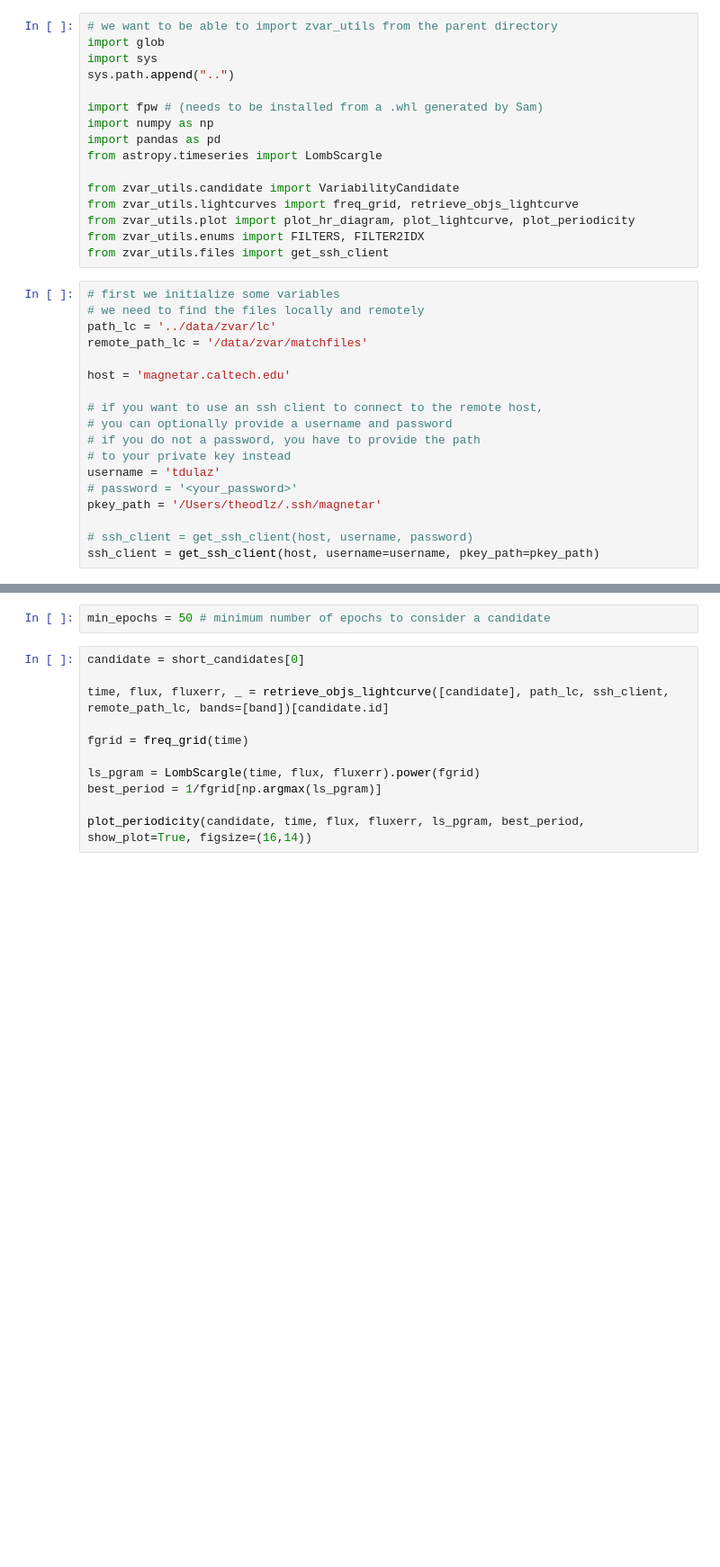
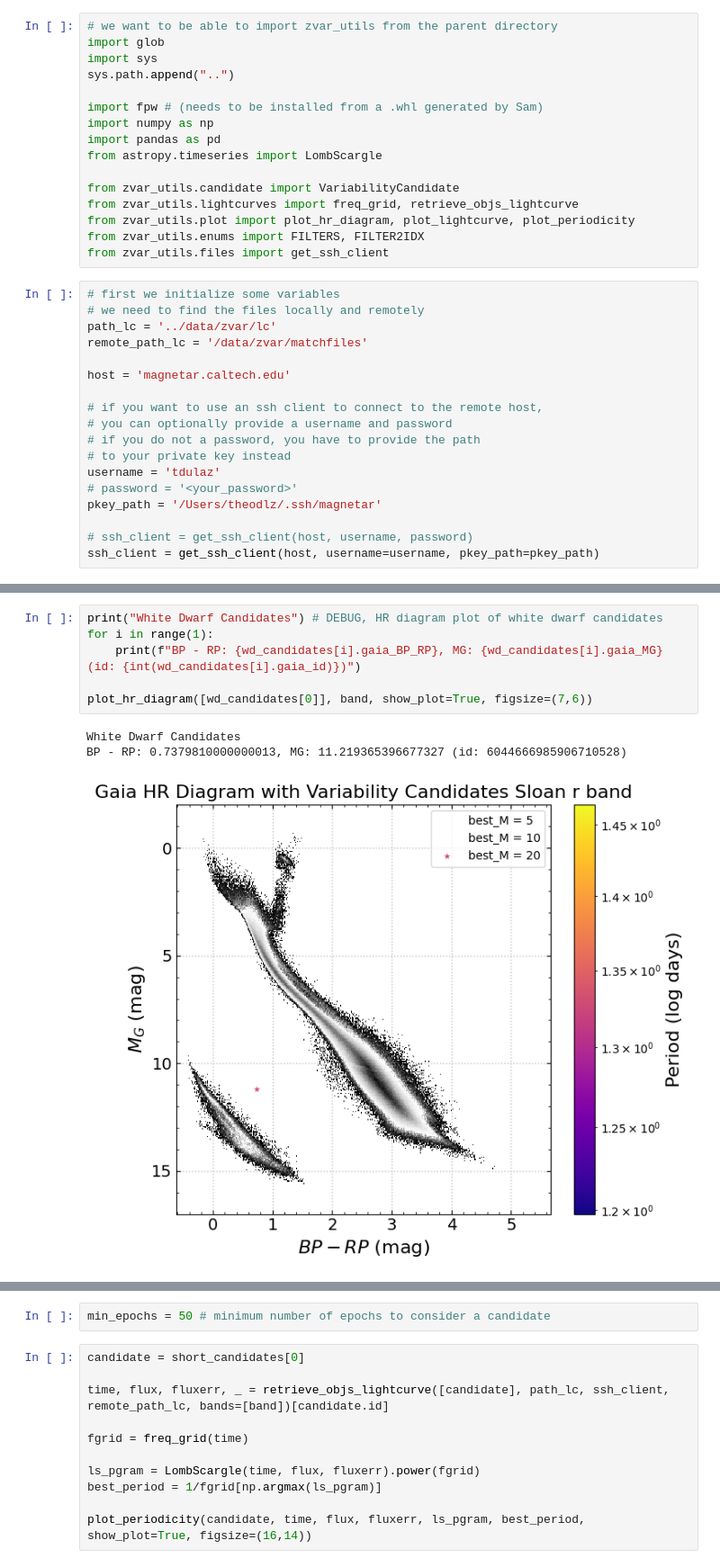
Before and after one commit to zvar-astro/zvar-tools, a Jupyter notebook: notebooks/zvar_analysis.ipynb, the cells around one changed output, grey strips where cells are left out. Shown at 90% size. Drawn from its saved outputs; the diff is of its cells as text; blank space fills up the shorter version.

```diff
--- a/notebooks/zvar_analysis.ipynb
+++ b/notebooks/zvar_analysis.ipynb
@@ -95,3 +95,13 @@ Found 1 short period candidates
+# %%
+print("White Dwarf Candidates") # DEBUG, HR diagram plot of white dwarf candidates
+for i in range(1):
+    print(f"BP - RP: {wd_candidates[i].gaia_BP_RP}, MG: {wd_candidates[i].gaia_MG} (id: {int(wd_candidates[i].gaia_id)})")
+
+plot_hr_diagram([wd_candidates[0]], band, show_plot=True, figsize=(7,6))
+# %% [output]
+White Dwarf Candidates
+BP - RP: 0.7379810000000013, MG: 11.219365396677327 (id: 6044666985906710528)
+[figure, added]
 # %%
 path_lc = '../data/zvar/lc'
 
```
Also changed, not shown: parts of 6 cells of this notebook, 5 other files.
